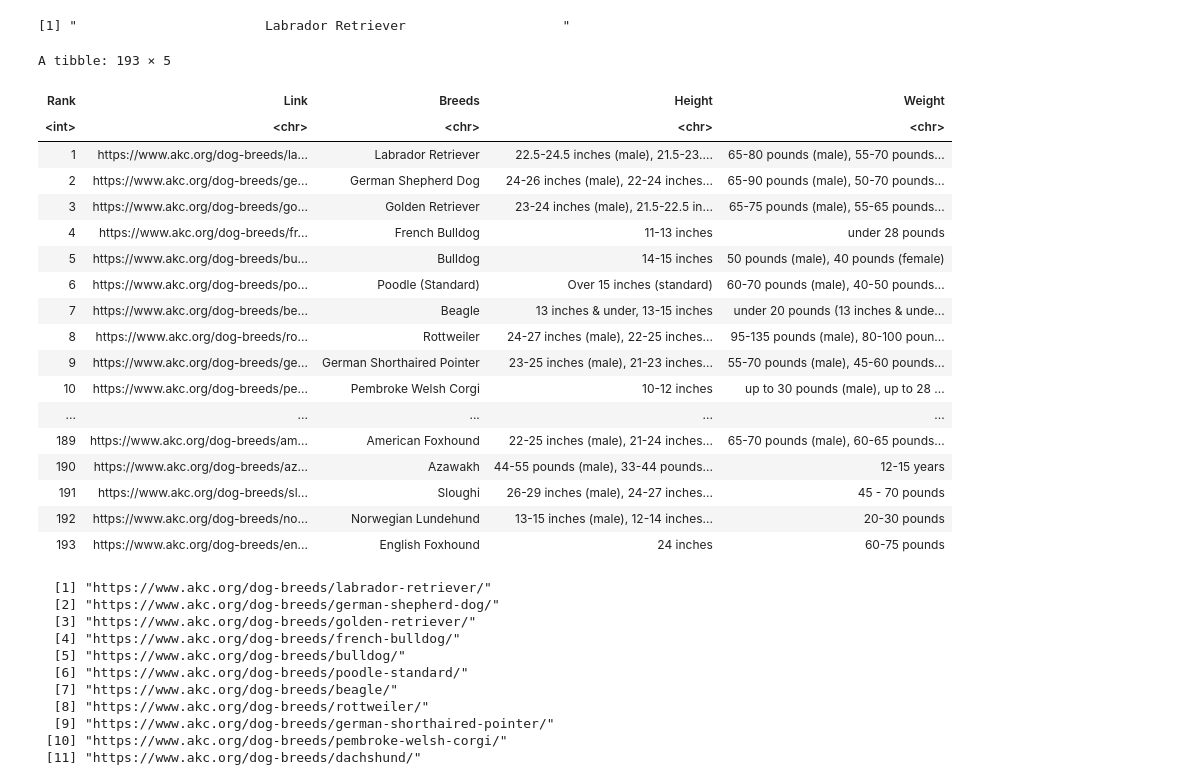
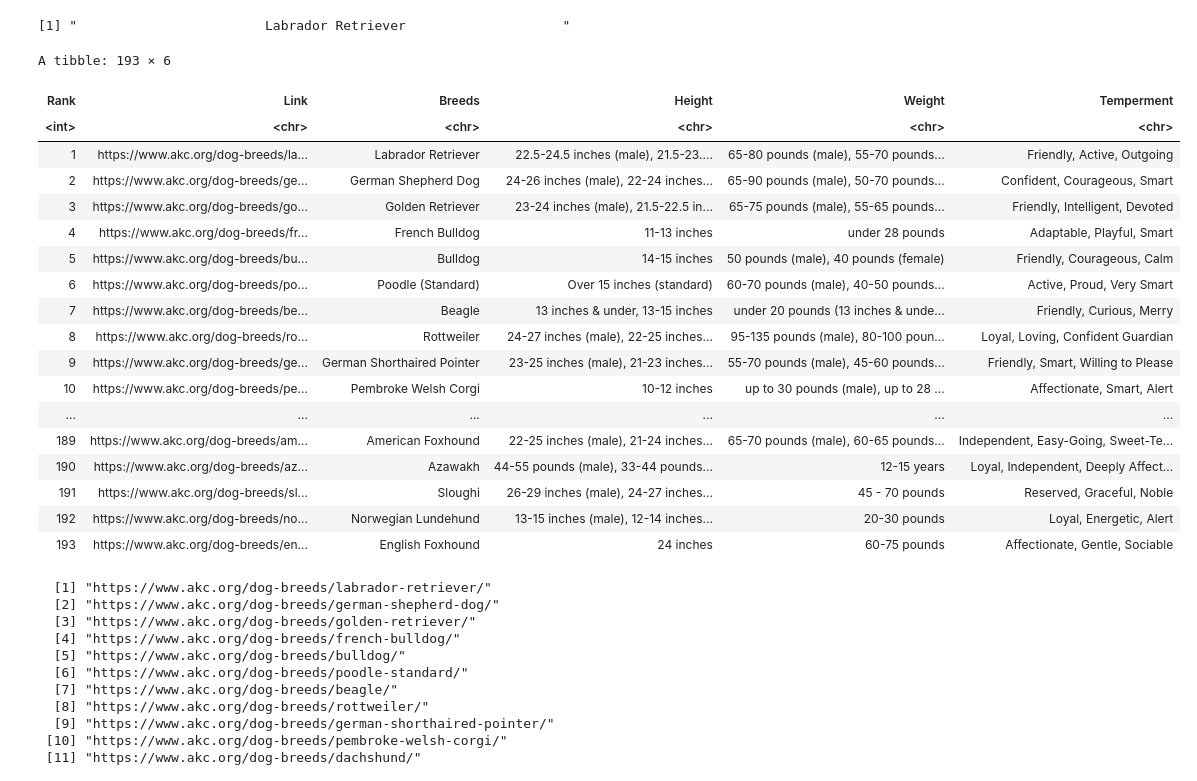
Before and after one commit to HelionPeros/Dog_Gone, a Jupyter notebook: Breed Scraping.ipynb, the cells around one changed output. Drawn from its saved outputs; the diff is of its cells as text; code cells hidden in the pictures.

Commit message:
Add files via upload
Most recent Web Scraping of Dog Breeds (in R...still working on Julia)

```diff
--- a/Breed Scraping.ipynb
+++ b/Breed Scraping.ipynb
@@ -209,27 +209,28 @@ doggo_df$Link[1] %>%
 # %%
 doggo_df_with_breeds <- doggo_df %>%
   mutate(Breeds = map_chr(Link, get_all_breed)) %>%
   mutate(Height = map_chr(Link, extract_height_f_url)) %>%
-  mutate(Weight = map_chr(Link, extract_weight_f_url))
+  mutate(Weight = map_chr(Link, extract_weight_f_url)) %>%
+  mutate(Temperment = map_chr(Link, extract_temperment_f_url))
 
 doggo_df_with_breeds
 # %% [output]
-A tibble: 193 × 5
+A tibble: 193 × 6
-| Rank | Link | Breeds | Height | Weight |
-| <int> | <chr> | <chr> | <chr> | <chr> |
-| 1 | https://www.akc.org/dog-breeds/la... | Labrador Retriever | 22.5-24.5 inches (male), 21.5-23.... | 65-80 pounds (male), 55-70 pounds... |
-| 2 | https://www.akc.org/dog-breeds/ge... | German Shepherd Dog | 24-26 inches (male), 22-24 inches... | 65-90 pounds (male), 50-70 pounds... |
-| 3 | https://www.akc.org/dog-breeds/go... | Golden Retriever | 23-24 inches (male), 21.5-22.5 in... | 65-75 pounds (male), 55-65 pounds... |
-| 4 | https://www.akc.org/dog-breeds/fr... | French Bulldog | 11-13 inches | under 28 pounds |
-| 5 | https://www.akc.org/dog-breeds/bu... | Bulldog | 14-15 inches | 50 pounds (male), 40 pounds (female) |
-| 6 | https://www.akc.org/dog-breeds/po... | Poodle (Standard) | Over 15 inches (standard) | 60-70 pounds (male), 40-50 pounds... |
-| 7 | https://www.akc.org/dog-breeds/be... | Beagle | 13 inches & under, 13-15 inches | under 20 pounds (13 inches & unde... |
-| 8 | https://www.akc.org/dog-breeds/ro... | Rottweiler | 24-27 inches (male), 22-25 inches... | 95-135 pounds (male), 80-100 poun... |
-| 9 | https://www.akc.org/dog-breeds/ge... | German Shorthaired Pointer | 23-25 inches (male), 21-23 inches... | 55-70 pounds (male), 45-60 pounds... |
-| 10 | https://www.akc.org/dog-breeds/pe... | Pembroke Welsh Corgi | 10-12 inches | up to 30 pounds (male), up to 28 ... |
-| ... | ... | ... | ... | ... |
-| 189 | https://www.akc.org/dog-breeds/am... | American Foxhound | 22-25 inches (male), 21-24 inches... | 65-70 pounds (male), 60-65 pounds... |
-| 190 | https://www.akc.org/dog-breeds/az... | Azawakh | 44-55 pounds (male), 33-44 pounds... | 12-15 years |
-| 191 | https://www.akc.org/dog-breeds/sl... | Sloughi | 26-29 inches (male), 24-27 inches... | 45 - 70 pounds |
-| 192 | https://www.akc.org/dog-breeds/no... | Norwegian Lundehund | 13-15 inches (male), 12-14 inches... | 20-30 pounds |
-| 193 | https://www.akc.org/dog-breeds/en... | English Foxhound | 24 inches | 60-75 pounds |
+| Rank | Link | Breeds | Height | Weight | Temperment |
+| <int> | <chr> | <chr> | <chr> | <chr> | <chr> |
+| 1 | https://www.akc.org/dog-breeds/la... | Labrador Retriever | 22.5-24.5 inches (male), 21.5-23.... | 65-80 pounds (male), 55-70 pounds... | Friendly, Active, Outgoing |
+| 2 | https://www.akc.org/dog-breeds/ge... | German Shepherd Dog | 24-26 inches (male), 22-24 inches... | 65-90 pounds (male), 50-70 pounds... | Confident, Courageous, Smart |
+| 3 | https://www.akc.org/dog-breeds/go... | Golden Retriever | 23-24 inches (male), 21.5-22.5 in... | 65-75 pounds (male), 55-65 pounds... | Friendly, Intelligent, Devoted |
+| 4 | https://www.akc.org/dog-breeds/fr... | French Bulldog | 11-13 inches | under 28 pounds | Adaptable, Playful, Smart |
+| 5 | https://www.akc.org/dog-breeds/bu... | Bulldog | 14-15 inches | 50 pounds (male), 40 pounds (female) | Friendly, Courageous, Calm |
+| 6 | https://www.akc.org/dog-breeds/po... | Poodle (Standard) | Over 15 inches (standard) | 60-70 pounds (male), 40-50 pounds... | Active, Proud, Very Smart |
+| 7 | https://www.akc.org/dog-breeds/be... | Beagle | 13 inches & under, 13-15 inches | under 20 pounds (13 inches & unde... | Friendly, Curious, Merry |
+| 8 | https://www.akc.org/dog-breeds/ro... | Rottweiler | 24-27 inches (male), 22-25 inches... | 95-135 pounds (male), 80-100 poun... | Loyal, Loving, Confident Guardian |
+| 9 | https://www.akc.org/dog-breeds/ge... | German Shorthaired Pointer | 23-25 inches (male), 21-23 inches... | 55-70 pounds (male), 45-60 pounds... | Friendly, Smart, Willing to Please |
+| 10 | https://www.akc.org/dog-breeds/pe... | Pembroke Welsh Corgi | 10-12 inches | up to 30 pounds (male), up to 28 ... | Affectionate, Smart, Alert |
+| ... | ... | ... | ... | ... | ... |
+| 189 | https://www.akc.org/dog-breeds/am... | American Foxhound | 22-25 inches (male), 21-24 inches... | 65-70 pounds (male), 60-65 pounds... | Independent, Easy-Going, Sweet-Te... |
+| 190 | https://www.akc.org/dog-breeds/az... | Azawakh | 44-55 pounds (male), 33-44 pounds... | 12-15 years | Loyal, Independent, Deeply Affect... |
+| 191 | https://www.akc.org/dog-breeds/sl... | Sloughi | 26-29 inches (male), 24-27 inches... | 45 - 70 pounds | Reserved, Graceful, Noble |
+| 192 | https://www.akc.org/dog-breeds/no... | Norwegian Lundehund | 13-15 inches (male), 12-14 inches... | 20-30 pounds | Loyal, Energetic, Alert |
+| 193 | https://www.akc.org/dog-breeds/en... | English Foxhound | 24 inches | 60-75 pounds | Affectionate, Gentle, Sociable |
```
Also changed, not shown: parts of 5 cells of this notebook.
